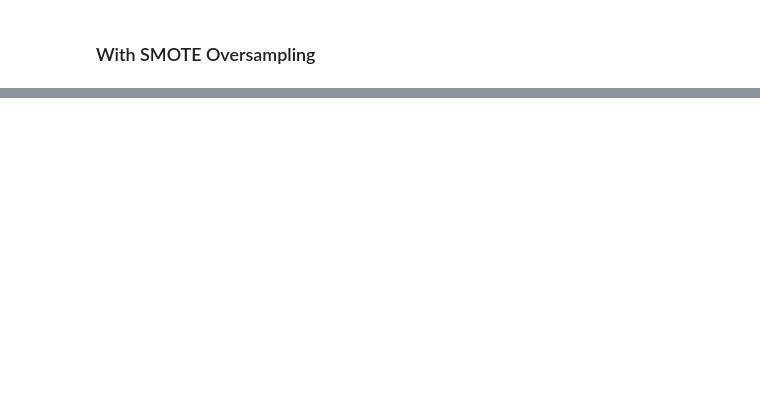
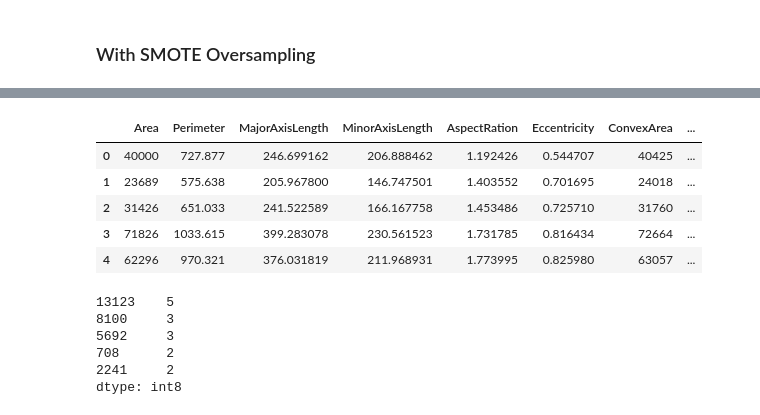
Before and after one commit to Abhiswain97/DryBeanClassification, a Jupyter notebook: Phase-4-TF-NN.ipynb, the cells around one changed output, grey strips where cells are left out. Saved outputs shown, nothing was run; the diff lists cells and outputs as text; code cells hidden in the pictures; blank space fills up the shorter version.

```diff
--- a/Phase-4-TF-NN.ipynb
+++ b/Phase-4-TF-NN.ipynb
@@ -233,0 +254,20 @@ _ = ax.set_xlabel("Predicted Class")
+# %%
+test_df = pd.read_csv("./test_files/full_feats_test.csv")
+# %%
+test_df.head()
+# %% [output]
+|  | Area | Perimeter | MajorAxisLength | MinorAxisLength | AspectRation | Eccentricity | ConvexArea | ... |
+| 0 | 40000 | 727.877 | 246.699162 | 206.888462 | 1.192426 | 0.544707 | 40425 | ... |
+| 1 | 23689 | 575.638 | 205.967800 | 146.747501 | 1.403552 | 0.701695 | 24018 | ... |
+| 2 | 31426 | 651.033 | 241.522589 | 166.167758 | 1.453486 | 0.725710 | 31760 | ... |
+| 3 | 71826 | 1033.615 | 399.283078 | 230.561523 | 1.731785 | 0.816434 | 72664 | ... |
+| 4 | 62296 | 970.321 | 376.031819 | 211.968931 | 1.773995 | 0.825980 | 63057 | ... |
+# %%
+y_test[:5]
+# %% [output]
+13123    5
+8100     3
+5692     3
+708      2
+2241     2
+dtype: int8
```
Also changed, not shown: parts of 24 cells of this notebook, 9 other files.
